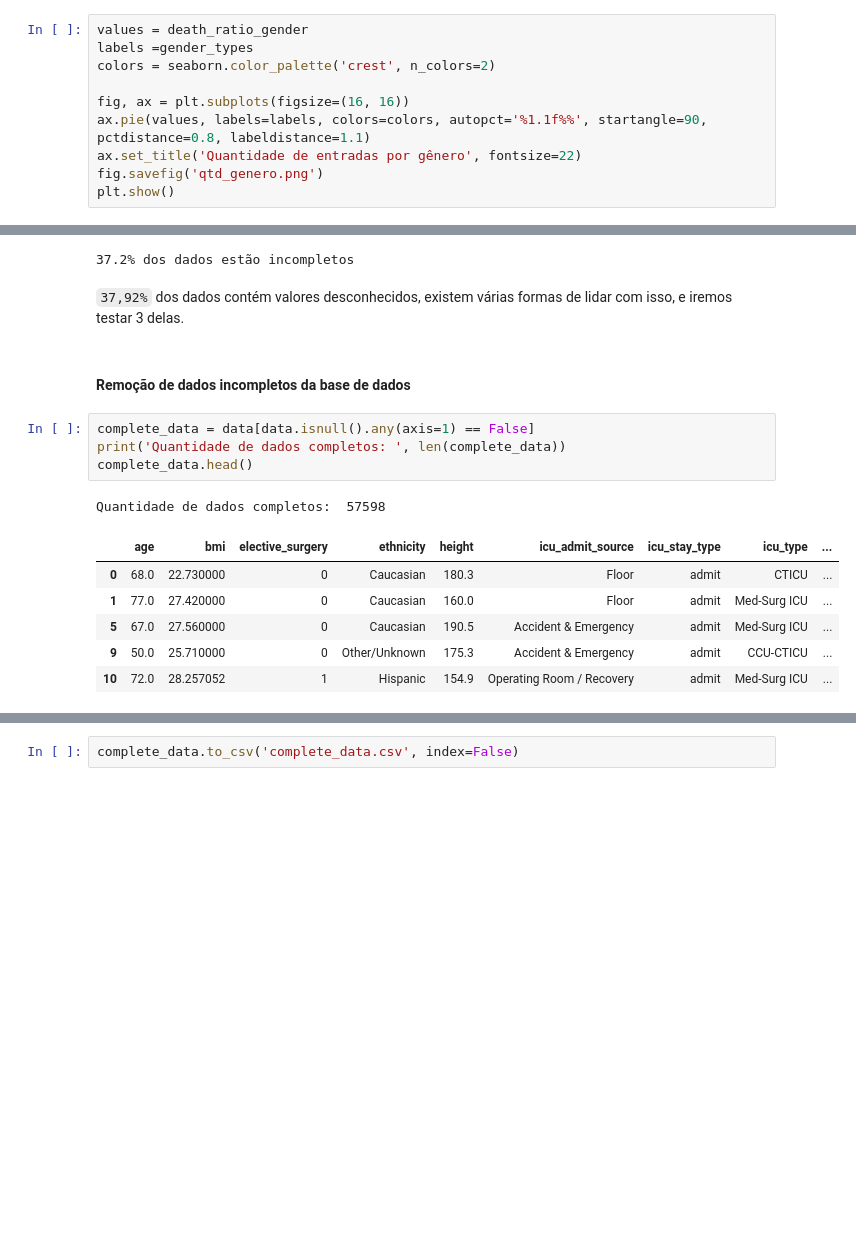
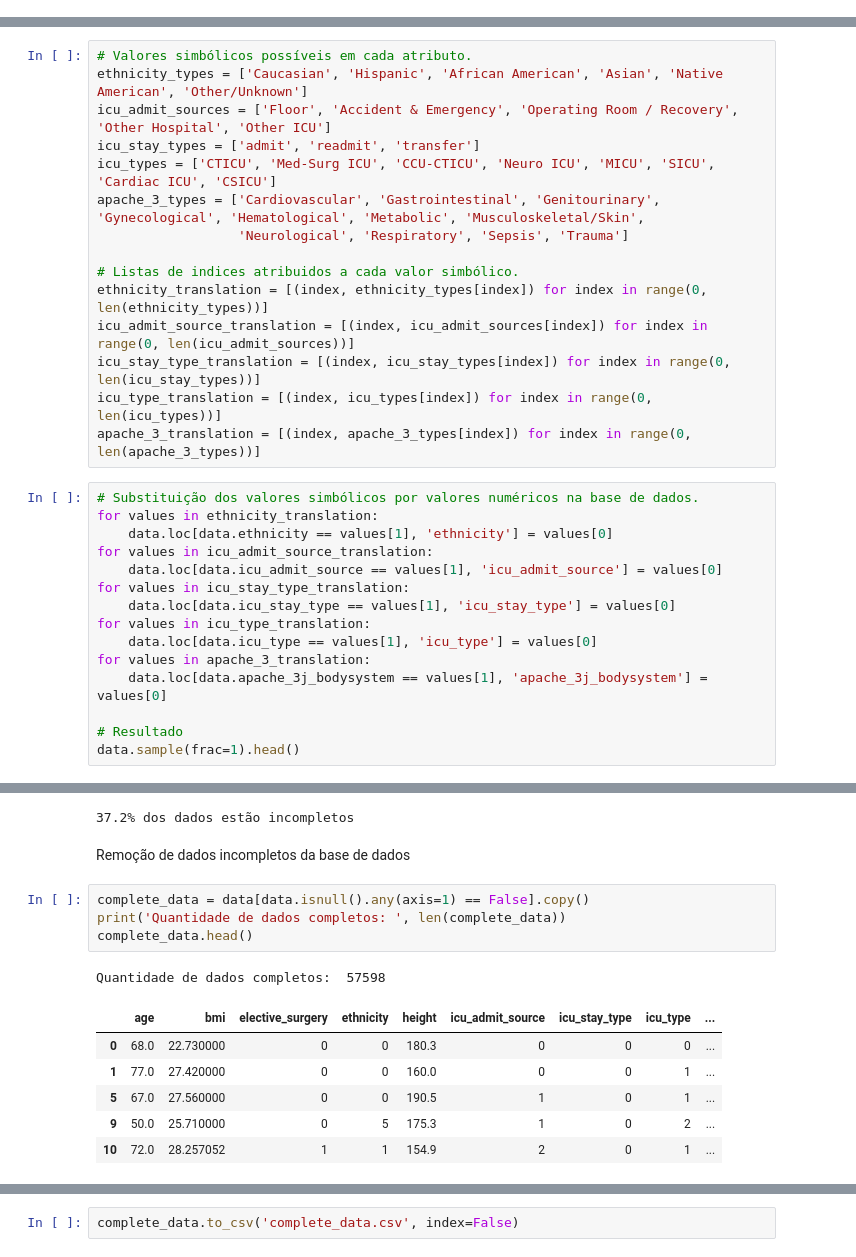
Before and after one commit to TheDramaturgy/ArtificialInteligence, a Jupyter notebook: TrabalhoRedesNeurais/02_analise.ipynb, the cells around one changed output, grey strips where cells are left out. Drawn from its saved outputs; the diff is of its cells as text; blank space fills up the shorter version.

Commit message:
Duas abordagens de dados incompletos implementadas

```diff
--- a/TrabalhoRedesNeurais/02_analise.ipynb
+++ b/TrabalhoRedesNeurais/02_analise.ipynb
@@ -155,10 +236,0 @@ for gender in gender_types:
-# %%
-values = death_ratio_gender
-labels =gender_types
-colors = seaborn.color_palette('crest', n_colors=2)
-
-fig, ax = plt.subplots(figsize=(16, 16))
-ax.pie(values, labels=labels, colors=colors, autopct='%1.1f%%', startangle=90, pctdistance=0.8, labeldistance=1.1)
-ax.set_title('Quantidade de entradas por gênero', fontsize=22)
-fig.savefig('qtd_genero.png')
-plt.show()
@@ -403,0 +459,30 @@ dtype: int64
+# %%
+# Valores simbólicos possíveis em cada atributo.
+ethnicity_types = ['Caucasian', 'Hispanic', 'African American', 'Asian', 'Native American', 'Other/Unknown']
+icu_admit_sources = ['Floor', 'Accident & Emergency', 'Operating Room / Recovery', 'Other Hospital', 'Other ICU']
+icu_stay_types = ['admit', 'readmit', 'transfer']
+icu_types = ['CTICU', 'Med-Surg ICU', 'CCU-CTICU', 'Neuro ICU', 'MICU', 'SICU', 'Cardiac ICU', 'CSICU']
+apache_3_types = ['Cardiovascular', 'Gastrointestinal', 'Genitourinary', 'Gynecological', 'Hematological', 'Metabolic', 'Musculoskeletal/Skin',
+                  'Neurological', 'Respiratory', 'Sepsis', 'Trauma']
+
+# Listas de indices atribuidos a cada valor simbólico.
+ethnicity_translation = [(index, ethnicity_types[index]) for index in range(0, len(ethnicity_types))]
+icu_admit_source_translation = [(index, icu_admit_sources[index]) for index in range(0, len(icu_admit_sources))]
+icu_stay_type_translation = [(index, icu_stay_types[index]) for index in range(0, len(icu_stay_types))]
+icu_type_translation = [(index, icu_types[index]) for index in range(0, len(icu_types))]
+apache_3_translation = [(index, apache_3_types[index]) for index in range(0, len(apache_3_types))]
+# %%
+# Substituição dos valores simbólicos por valores numéricos na base de dados.
+for values in ethnicity_translation:
+    data.loc[data.ethnicity == values[1], 'ethnicity'] = values[0]
+for values in icu_admit_source_translation:
+    data.loc[data.icu_admit_source == values[1], 'icu_admit_source'] = values[0]
+for values in icu_stay_type_translation:
+    data.loc[data.icu_stay_type == values[1], 'icu_stay_type'] = values[0]
+for values in icu_type_translation:
+    data.loc[data.icu_type == values[1], 'icu_type'] = values[0]
+for values in apache_3_translation:
+    data.loc[data.apache_3j_bodysystem == values[1], 'apache_3j_bodysystem'] = values[0]
+
+# Resultado
+data.sample(frac=1).head()
@@ -415,19 +509,17 @@ incomplete_data.head()
 print('{}% dos dados estão incompletos'.format(round(len(incomplete_data) / len(data) * 100, 2)))
 # %% [output]
 37.2% dos dados estão incompletos
-# %% [markdown]
-`37,92%` dos dados contém valores desconhecidos, existem várias formas de lidar com isso, e iremos testar 3 delas.
 # %% [markdown]
-#### Remoção de dados incompletos da base de dados
+Remoção de dados incompletos da base de dados
 # %%
-complete_data = data[data.isnull().any(axis=1) == False]
+complete_data = data[data.isnull().any(axis=1) == False].copy()
 print('Quantidade de dados completos: ', len(complete_data))
 complete_data.head()
 # %% [output]
 Quantidade de dados completos:  57598
 |  | age | bmi | elective_surgery | ethnicity | height | icu_admit_source | icu_stay_type | icu_type | ... |
-| 0 | 68.0 | 22.730000 | 0 | Caucasian | 180.3 | Floor | admit | CTICU | ... |
-| 1 | 77.0 | 27.420000 | 0 | Caucasian | 160.0 | Floor | admit | Med-Surg ICU | ... |
-| 5 | 67.0 | 27.560000 | 0 | Caucasian | 190.5 | Accident & Emergency | admit | Med-Surg ICU | ... |
-| 9 | 50.0 | 25.710000 | 0 | Other/Unknown | 175.3 | Accident & Emergency | admit | CCU-CTICU | ... |
-| 10 | 72.0 | 28.257052 | 1 | Hispanic | 154.9 | Operating Room / Recovery | admit | Med-Surg ICU | ... |
+| 0 | 68.0 | 22.730000 | 0 | 0 | 180.3 | 0 | 0 | 0 | ... |
+| 1 | 77.0 | 27.420000 | 0 | 0 | 160.0 | 0 | 0 | 1 | ... |
+| 5 | 67.0 | 27.560000 | 0 | 0 | 190.5 | 1 | 0 | 1 | ... |
+| 9 | 50.0 | 25.710000 | 0 | 5 | 175.3 | 1 | 0 | 2 | ... |
+| 10 | 72.0 | 28.257052 | 1 | 1 | 154.9 | 2 | 0 | 1 | ... |
```
Also changed, not shown: parts of 59 cells of this notebook.
